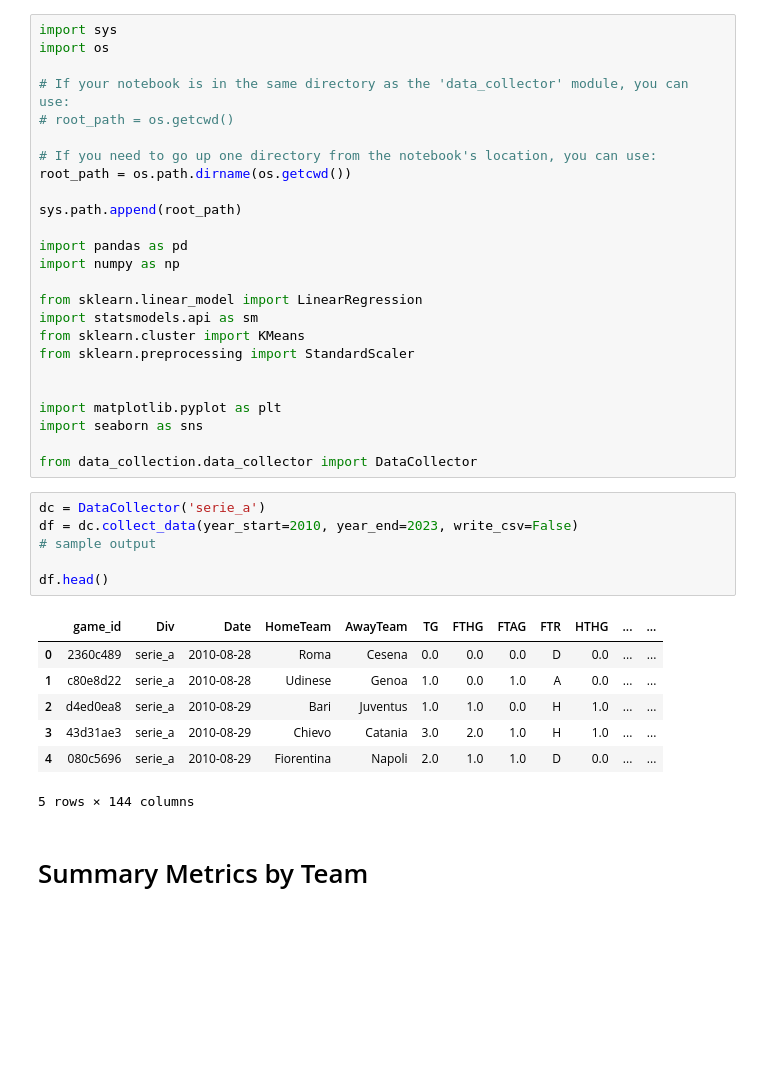
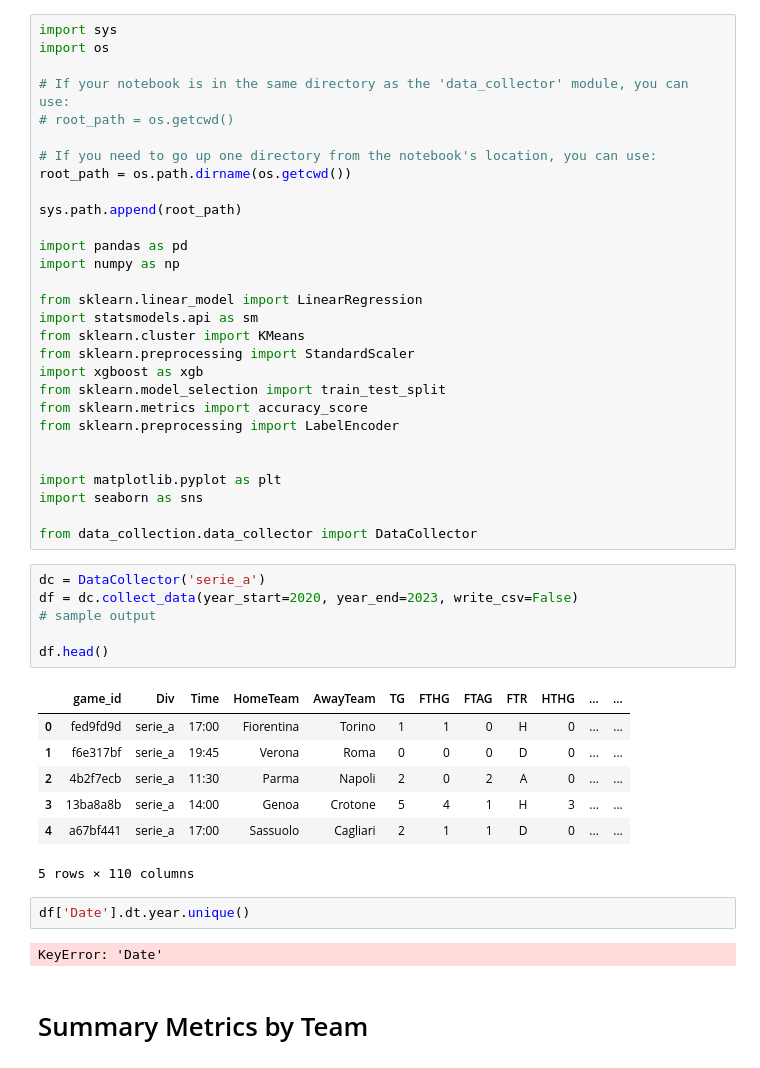
Before and after one commit to RomanTomz/football-analysis, a Jupyter notebook: notebooks/eda.ipynb, the cells around one changed output. Cells and saved outputs as stored; diff of their text form; blank space fills up the shorter version.

```diff
--- a/notebooks/eda.ipynb
+++ b/notebooks/eda.ipynb
@@ -17,6 +17,10 @@ from sklearn.linear_model import LinearRegression
 import statsmodels.api as sm
 from sklearn.cluster import KMeans
 from sklearn.preprocessing import StandardScaler
+import xgboost as xgb
+from sklearn.model_selection import train_test_split
+from sklearn.metrics import accuracy_score
+from sklearn.preprocessing import LabelEncoder
 
 
 import matplotlib.pyplot as plt
@@ -25,18 +29,22 @@ import seaborn as sns
 from data_collection.data_collector import DataCollector
 # %%
 dc = DataCollector('serie_a')
-df = dc.collect_data(year_start=2010, year_end=2023, write_csv=False)
+df = dc.collect_data(year_start=2020, year_end=2023, write_csv=False)
 # sample output
 
 df.head()
 # %% [output]
-|  | game_id | Div | Date | HomeTeam | AwayTeam | TG | FTHG | FTAG | FTR | HTHG | ... | ... |
-| 0 | 2360c489 | serie_a | 2010-08-28 | Roma | Cesena | 0.0 | 0.0 | 0.0 | D | 0.0 | ... | ... |
-| 1 | c80e8d22 | serie_a | 2010-08-28 | Udinese | Genoa | 1.0 | 0.0 | 1.0 | A | 0.0 | ... | ... |
-| 2 | d4ed0ea8 | serie_a | 2010-08-29 | Bari | Juventus | 1.0 | 1.0 | 0.0 | H | 1.0 | ... | ... |
-| 3 | 43d31ae3 | serie_a | 2010-08-29 | Chievo | Catania | 3.0 | 2.0 | 1.0 | H | 1.0 | ... | ... |
-| 4 | 080c5696 | serie_a | 2010-08-29 | Fiorentina | Napoli | 2.0 | 1.0 | 1.0 | D | 0.0 | ... | ... |
+|  | game_id | Div | Time | HomeTeam | AwayTeam | TG | FTHG | FTAG | FTR | HTHG | ... | ... |
+| 0 | fed9fd9d | serie_a | 17:00 | Fiorentina | Torino | 1 | 1 | 0 | H | 0 | ... | ... |
+| 1 | f6e317bf | serie_a | 19:45 | Verona | Roma | 0 | 0 | 0 | D | 0 | ... | ... |
+| 2 | 4b2f7ecb | serie_a | 11:30 | Parma | Napoli | 2 | 0 | 2 | A | 0 | ... | ... |
+| 3 | 13ba8a8b | serie_a | 14:00 | Genoa | Crotone | 5 | 4 | 1 | H | 3 | ... | ... |
+| 4 | a67bf441 | serie_a | 17:00 | Sassuolo | Cagliari | 2 | 1 | 1 | D | 0 | ... | ... |
-5 rows × 144 columns
+5 rows × 110 columns
+# %%
+df['Date'].dt.year.unique()
+# %% [output]
+KeyError: 'Date'
 # %% [markdown]
 # Summary Metrics by Team
 # %%
```
Also changed, not shown: parts of 12 cells of this notebook, 1 other file.
